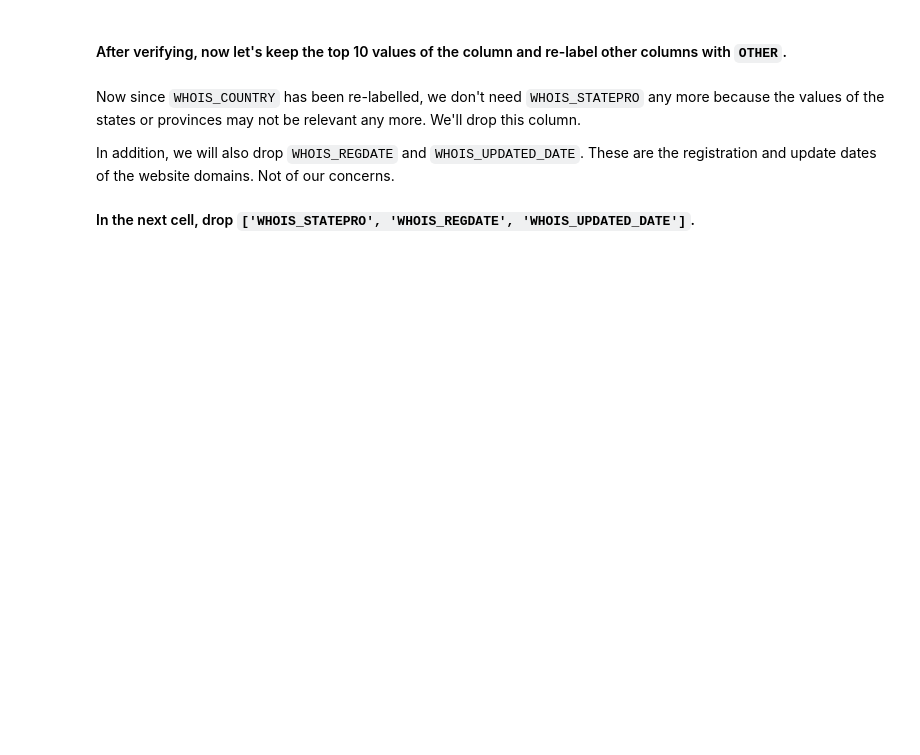
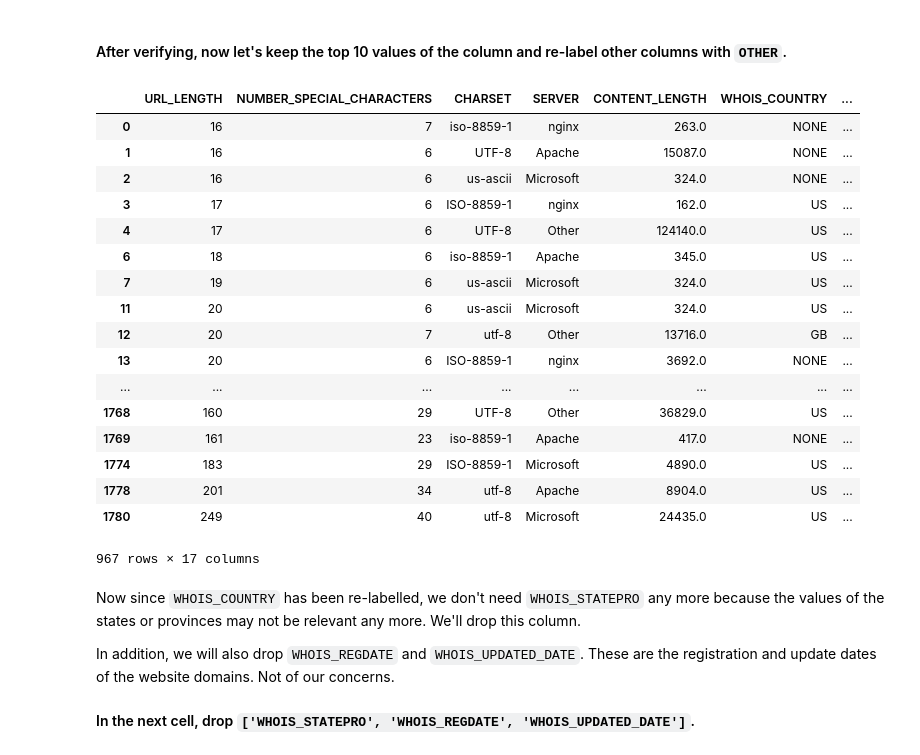
Before and after one commit to ironhack-labs/data-labs, a Jupyter notebook: module-3/lab-supervised-learning/your-code/main.ipynb, the cells around one changed output. Saved outputs shown, nothing was run; the diff lists cells and outputs as text; code cells hidden in the pictures; blank space fills up the shorter version.

```diff
--- a/module-3/lab-supervised-learning/your-code/main.ipynb
+++ b/module-3/lab-supervised-learning/your-code/main.ipynb
@@ -32,3 +35,12 @@ Things you'll be looking for:
 * Do we need to transform any of the columns from categorical to ordinal values? If so what are these columns?
 
 Feel free to add additional cells for your explorations. Make sure to comment what you find out.
+# %%
+# Your code here
+pd.set_option('display.max_columns', 999)
+websites.head()
+# websites.info()
+websites.dtypes
+# websites.describe()
+# websites.isna().sum()
+# websites['CHARSET'].unique()
@@ -80,6 +216,7 @@ If you remember in the previous labs, we drop a column if the column contains a
 #### In the cells below, handle the missing values from the dataset. Remember to comment the rationale of your decisions.
 # %%
 # Your code here
+websites.dropna(how = 'any', inplace = True)
 # %%
 # Your comment here
 # %% [markdown]
@@ -115,0 +270,14 @@ How to handle string columns is always case by case. Let's start by working on `
+# %%
+# Your code here
+
+websites['WHOIS_COUNTRY'] = websites['WHOIS_COUNTRY'].str.upper().str.replace("CYPRUS", "CY", case = False).str.replace("UNITED KINGDOM", "UK", case = False)#.str.replace("[U'GB'; U'GB']", "GB", case = False)
+
+# websites['WHOIS_COUNTRY'] = websites['WHOIS_COUNTRY'].str.replace('CYPRUS', 'CY').str.replace('UNITED KINGDOM', 'UK')
+index = websites[websites['WHOIS_COUNTRY'] == "[U'GB'; U'UK']"].index
+
+websites.set_value(index, 'WHOIS_COUNTRY', 'GB')
+
+websites['WHOIS_COUNTRY'].unique()
+websites.dtypes
+# websites['WHOIS_COUNTRY']= data["Team"].str.replace("boston", "New Boston", case = False)
+# websites['WHOIS_COUNTRY'].apply(lambda x: x.split()[0]).unique()
@@ -130,3 +327,28 @@ The `WHOIS_COUNTRY` column happens to be this case. You can verify it by print a
+# %%
+# Your code here
+
+countries = websites[~websites['WHOIS_COUNTRY'].isin(['US', 'NONE', 'CA', 'ES', 'AU', 'GB', 'PA', 'JP', 'UK', 'CN'])].index
+
+websites.set_value(countries, 'WHOIS_COUNTRY', 'OTHER')
+# %% [output]
+|  | URL_LENGTH | NUMBER_SPECIAL_CHARACTERS | CHARSET | SERVER | CONTENT_LENGTH | WHOIS_COUNTRY | ... |
+| 0 | 16 | 7 | iso-8859-1 | nginx | 263.0 | NONE | ... |
+| 1 | 16 | 6 | UTF-8 | Apache | 15087.0 | NONE | ... |
+| 2 | 16 | 6 | us-ascii | Microsoft | 324.0 | NONE | ... |
+| 3 | 17 | 6 | ISO-8859-1 | nginx | 162.0 | US | ... |
+| 4 | 17 | 6 | UTF-8 | Other | 124140.0 | US | ... |
+| 6 | 18 | 6 | iso-8859-1 | Apache | 345.0 | US | ... |
+| 7 | 19 | 6 | us-ascii | Microsoft | 324.0 | US | ... |
+| 11 | 20 | 6 | us-ascii | Microsoft | 324.0 | US | ... |
+| 12 | 20 | 7 | utf-8 | Other | 13716.0 | GB | ... |
+| 13 | 20 | 6 | ISO-8859-1 | nginx | 3692.0 | NONE | ... |
+| ... | ... | ... | ... | ... | ... | ... | ... |
+| 1768 | 160 | 29 | UTF-8 | Other | 36829.0 | US | ... |
+| 1769 | 161 | 23 | iso-8859-1 | Apache | 417.0 | NONE | ... |
+| 1774 | 183 | 29 | ISO-8859-1 | Microsoft | 4890.0 | US | ... |
+| 1778 | 201 | 34 | utf-8 | Apache | 8904.0 | US | ... |
+| 1780 | 249 | 40 | utf-8 | Microsoft | 24435.0 | US | ... |
+967 rows × 17 columns
 # %% [markdown]
 Now since `WHOIS_COUNTRY` has been re-labelled, we don't need `WHOIS_STATEPRO` any more because the values of the states or provinces may not be relevant any more. We'll drop this column.
 
```
Also changed, not shown: parts of 44 cells of this notebook, 19 other files.
